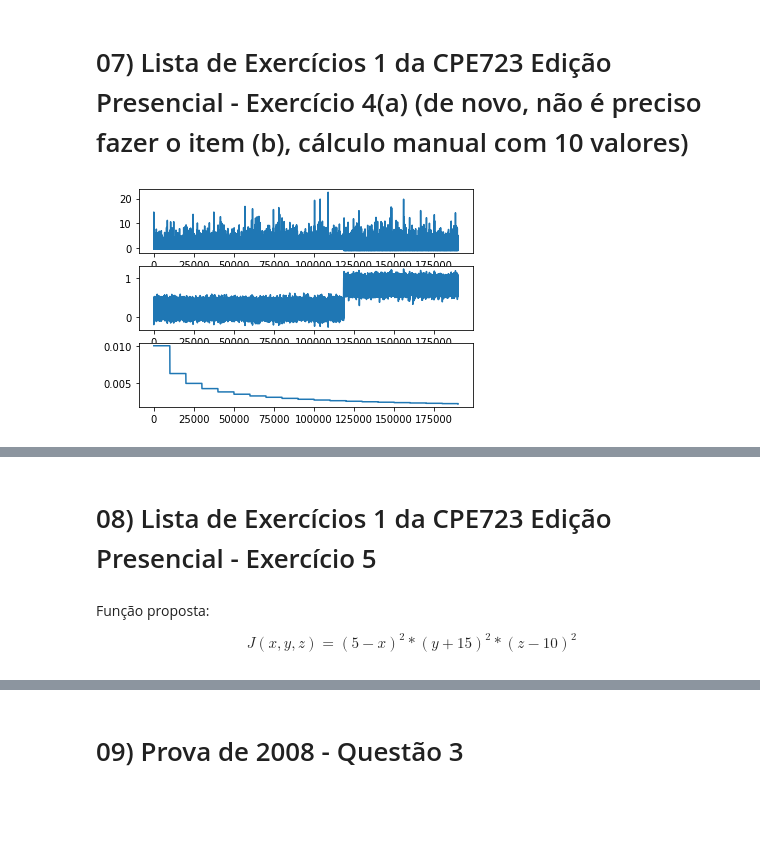
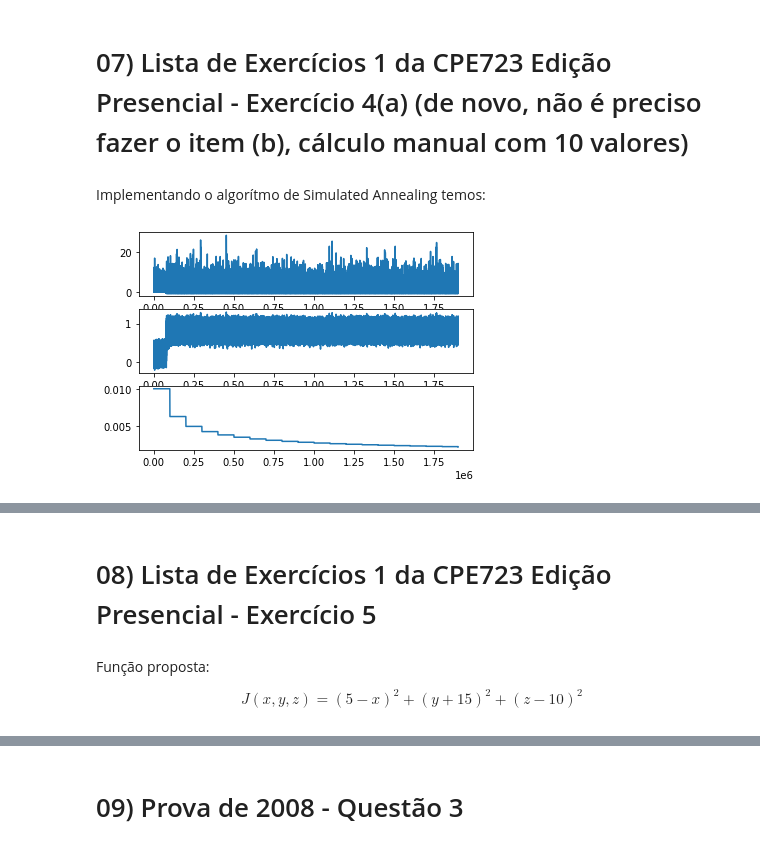
Before and after one commit to VRavaglia/Otimizacao-Natural, a Jupyter notebook: Lista1/Lista1.ipynb, the cells around one changed output, grey strips where cells are left out. Cells and saved outputs as stored; diff of their text form; code cells hidden in the pictures; blank space fills up the shorter version.

```diff
--- a/Lista1/Lista1.ipynb
+++ b/Lista1/Lista1.ipynb
@@ -81,10 +87,12 @@ Resultado ideal: 0.1607
 Fatores de Boltzman:
 # %%
 import numpy as np
+
+T = 1
 
 def J(x):
     return (x-3)**2
 
 for i in range(1, 6):
-    print(np.exp(-J(i)))
+    print("Fator", i, np.exp(-J(i)/T))
 # %% [output]
@@ -115,10 +123,14 @@ N = 1e5
 k = 1
 T = 1
 
+# Função custo
 def J(x):
     return (x - 3)**2
 
+# Metropolis
 for n in range(1, int(N)):
+
+    # Manter os valores dos estados dentro dos valores possíveis
     xhat = x + random.randint(-1, 1)
     if xhat > 5:
         xhat = 1
@@ -132,7 +144,7 @@ for n in range(1, int(N)):
     if r < q:
         x = xhat
 
-    if n > N*0.9:
+    if n > N*0.1:
         xs.append(x)
 
 plt.hist(xs, bins=50, density=True)
@@ -346,16 +383,20 @@ import matplotlib.pyplot as plt
 x = np.zeros((5,2))
 xhat = np.zeros((5,2))
 N = 1e5
-M = int(0.1*N) + 1
-xs = np.zeros((M, 5, 2))
+M = int(0.9*N) + 1
+xs = np.zeros((M-1, 5, 2))
 e = 0.1
 T = 1
 F = 0
 
-# Metropolis
 
+# Função custo
 def J(x):
+
+    # Parcela da esquerda
     Ja = np.sum((x[:, 0]**2 + x[:, 1]**2)**2)
+
+    # Parcela da direita
     Jb = 0
 
     for i in range(0, len(x)):
@@ -363,7 +404,10 @@ def J(x):
             if(i != j):
                 z = x[i, :] - x[j, :]
                 Jb += 1/((z[0]**2 + z[1]**2)**2)
+
     return Ja + Jb
+
+# Metropolis
 
 for n in range(0, int(N)):
     i = [random.randint(0, 4), random.randint(0, 1)]
@@ -425,8 +469,8 @@ import matplotlib.pyplot as plt
 x = np.zeros((5,2))
 xhat = np.zeros((5,2))
 N = 1e5
-M = int(0.1*N) + 1
-xs = np.zeros((M, 5, 2))
+M = int(0.9*N) + 1
+xs = np.zeros((M-1, 5, 2))
 e = 0.1
 T = 1
 F = 0
@@ -485,6 +529,8 @@ print(xs)
   [  0.           0.        ]]]
 # %% [markdown]
 # 07) Lista de Exercícios 1 da CPE723 Edição Presencial - Exercício 4(a) (de novo, não é preciso fazer o item (b), cálculo manual com 10 valores)
+# %% [markdown]
+Implementando o algorítmo de Simulated Annealing temos:
 # %%
 import random
 import math
@@ -494,7 +540,6 @@ import matplotlib.pyplot as plt
 x = 0
 xhat = 0
 N = 1e4
-M = int(0.1*N) + 1
 xmin = x
 Xs = []
 Jatual = 1e6
@@ -509,10 +554,12 @@ Ts = []
 Kmax = 20
 k = 1
 
-# SA
+# Função custo
 
 def J(x):
     return -x + 100*(x - 0.2)**2*(x - 0.8)**2
+
+# Simulated Annealing simples
 
 while k < Kmax:
     n += 1
@@ -522,31 +569,31 @@ while k < Kmax:
     Jit = J(xhat)
 
     q = np.exp((Jatual-Jit)/T)
     r = random.uniform(0, 1)
 
     if r < q:
         x = xhat
         Jatual = Jit
 
 
     if Jit < Jmin:
         Jmin = Jit
         xmin = xhat
 
     if n % N == 0:
         k += 1
         T = T0/(np.log2(1 + k))
 
     Js.append(Jit)
     Ts.append(T)
     Xs.append(xhat)
 
 fig, axs = plt.subplots(3)
 axs[0].plot(Js)
 axs[1].plot(Xs)
 axs[2].plot(Ts)
 plt.show()
 print("J minimo encontrado: ", Jmin, " ideal: -0.8066")
 print("X minimo encontrado: ", xmin, "ideal: 0.8130")
 # %% [output]
-[figure, old version]
+[figure, new version]
@@ -557,7 +604,7 @@ X minimo encontrado:  0.8130288352030725 ideal: 0.8130
 # %% [markdown]
 Função proposta:
 
-$$J(x, y, z) = (5-x)^2*(y + 15)^2*(z - 10)^2$$
+$$J(x, y, z) = (5-x)^2 + (y + 15)^2 + (z - 10)^2$$
 # %%
 import random
 import math
```
Also changed, not shown: parts of 21 cells of this notebook, 1 other file.
